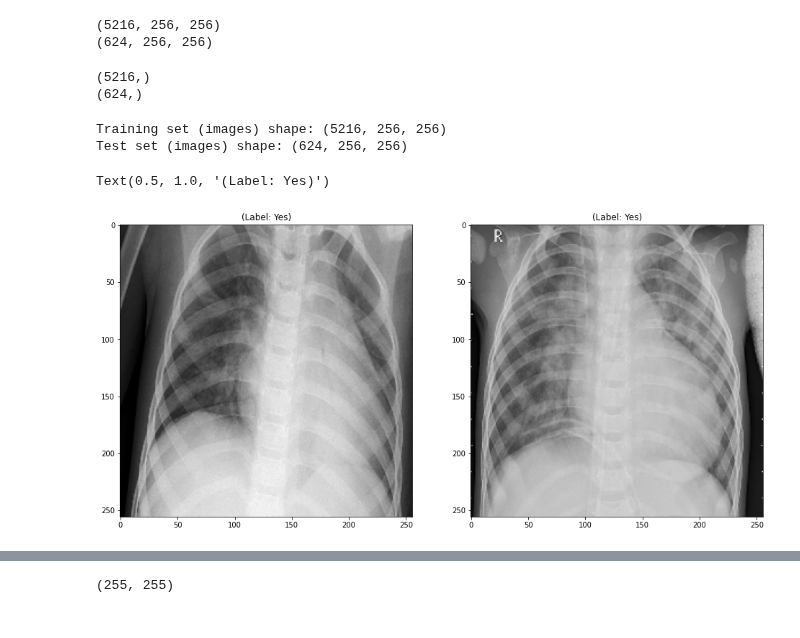
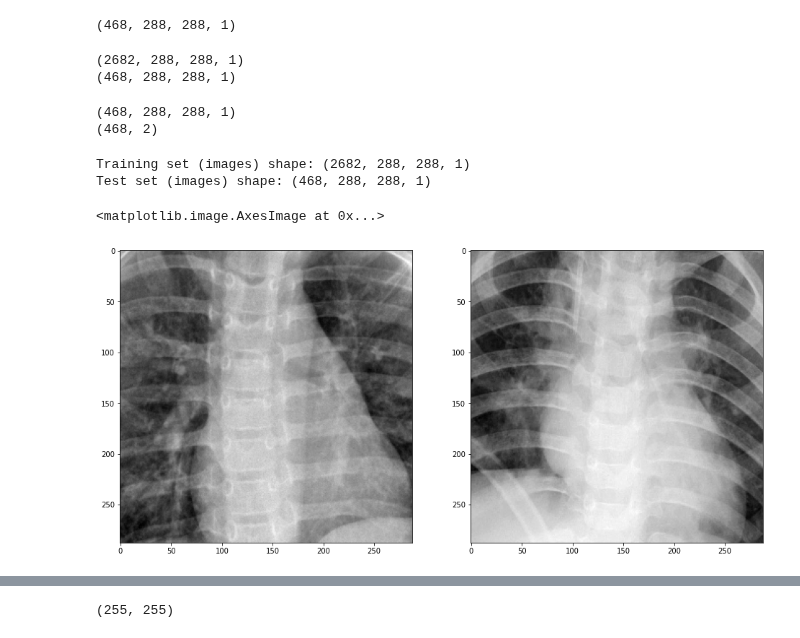
Before and after one commit to borodark/ie7860, a Jupyter notebook: Autoencoder.ipynb, the cells around one changed output, grey strips where cells are left out. Cells and saved outputs as stored; diff of their text form; code cells hidden in the pictures.

```diff
--- a/Autoencoder.ipynb
+++ b/Autoencoder.ipynb
@@ -89,0 +77,16 @@ print(y_test.shape)
+# %%
+src_size  = 288
+#ros = RandomOverSampler(sampling_strategy='auto')
+ros = RandomUnderSampler(sampling_strategy='auto')
+X_trainRos, Y_trainRos = ros.fit_sample(X_trainFlat, Y_train)
+X_testRos, Y_testRos = ros.fit_sample(X_testFlat, Y_test)
+# Encode labels to hot vectors (ex : 2 -> [0,0,1,0,0,0,0,0,0,0])
+Y_trainRosHot = to_categorical(Y_trainRos, num_classes = 2)
+Y_testRosHot = to_categorical(Y_testRos, num_classes = 2)
+# Make Data 2D again
+for i in range(len(X_trainRos)):
+    height, width, channels = src_size,src_size,1
+    X_trainRosReshaped = X_trainRos.reshape(len(X_trainRos),height,width,1)
+for i in range(len(X_testRos)):
+    height, width, channels = src_size,src_size,1
+    X_testRosReshaped = X_testRos.reshape(len(X_testRos),height,width,1)
@@ -90,56 +110,59 @@ print(y_test.shape)
+# %%
+print(X_testRosReshaped.shape)
+# %% [output]
+(468, 288, 288, 1)
 # %%
 #train_data = extract_data('train-images-idx3-ubyte.gz', 60000)
 #test_data = extract_data('t10k-images-idx3-ubyte.gz', 10000)
-train_data = X_train
-test_data = X_test
+train_data = X_trainRosReshaped
+test_data = X_testRosReshaped
 print(train_data.shape)
 print(test_data.shape)
 # %% [output]
-(5216, 256, 256)
-(624, 256, 256)
+(2682, 288, 288, 1)
+(468, 288, 288, 1)
-# %%
-#train_labels = extract_labels('train-labels-idx1-ubyte.gz',60000)
-#test_labels = extract_labels('t10k-labels-idx1-ubyte.gz',10000)
-train_labels = y_train
-test_labels = y_test
-print(train_labels.shape)
-print(test_labels.shape)
-# %% [output]
-(5216,)
-(624,)
+# %%
+train_labels = X_testRosReshaped
+test_labels = Y_testRosHot
+print(train_labels.shape)
+print(test_labels.shape)
+# %% [output]
+(468, 288, 288, 1)
+(468, 2)
 # %%
 # Shapes of training set
 print("Training set (images) shape: {shape}".format(shape=train_data.shape))
 
 # Shapes of test set
 print("Test set (images) shape: {shape}".format(shape=test_data.shape))
+image_size = 288
 # %% [output]
-Training set (images) shape: (5216, 256, 256)
-Test set (images) shape: (624, 256, 256)
+Training set (images) shape: (2682, 288, 288, 1)
+Test set (images) shape: (468, 288, 288, 1)
 # %%
 # Create dictionary of target classes
 label_dict = {
  0: 'No',
  1: 'Yes'
 }
 plt.figure(figsize=[16,16])
 
 # Display the first image in training data
 plt.subplot(121)
 curr_img = np.reshape(train_data[10], (image_size,image_size))
-curr_lbl = train_labels[10]
+#curr_lbl = train_labels[10:,]
 plt.imshow(curr_img, cmap='gray')
-plt.title("(Label: " + str(label_dict[curr_lbl]) + ")")
+#plt.title("(Label: " + str(curr_lbl) + ")")
 
 # Display the first image in testing data
 plt.subplot(122)
-curr_img = np.reshape(test_data[10], (image_size,image_size))
-curr_lbl = test_labels[10]
+curr_img = np.reshape(test_data[-20], (image_size,image_size))
+curr_lbl = test_labels[-20:,]
 plt.imshow(curr_img, cmap='gray')
-plt.title("(Label: " + str(label_dict[curr_lbl]) + ")")
+#plt.title("(Label: " + str(label_dict[curr_lbl]) + ")")
 # %% [output]
-Text(0.5, 1.0, '(Label: Yes)')
+<matplotlib.image.AxesImage at 0x...>
-[figure, old version]
+[figure, new version]
 # %%
 train_data = train_data.reshape(-1, image_size,image_size, 1)
 test_data = test_data.reshape(-1, image_size,image_size, 1)
```
Also changed, not shown: parts of 39 cells of this notebook, 1 other file.
